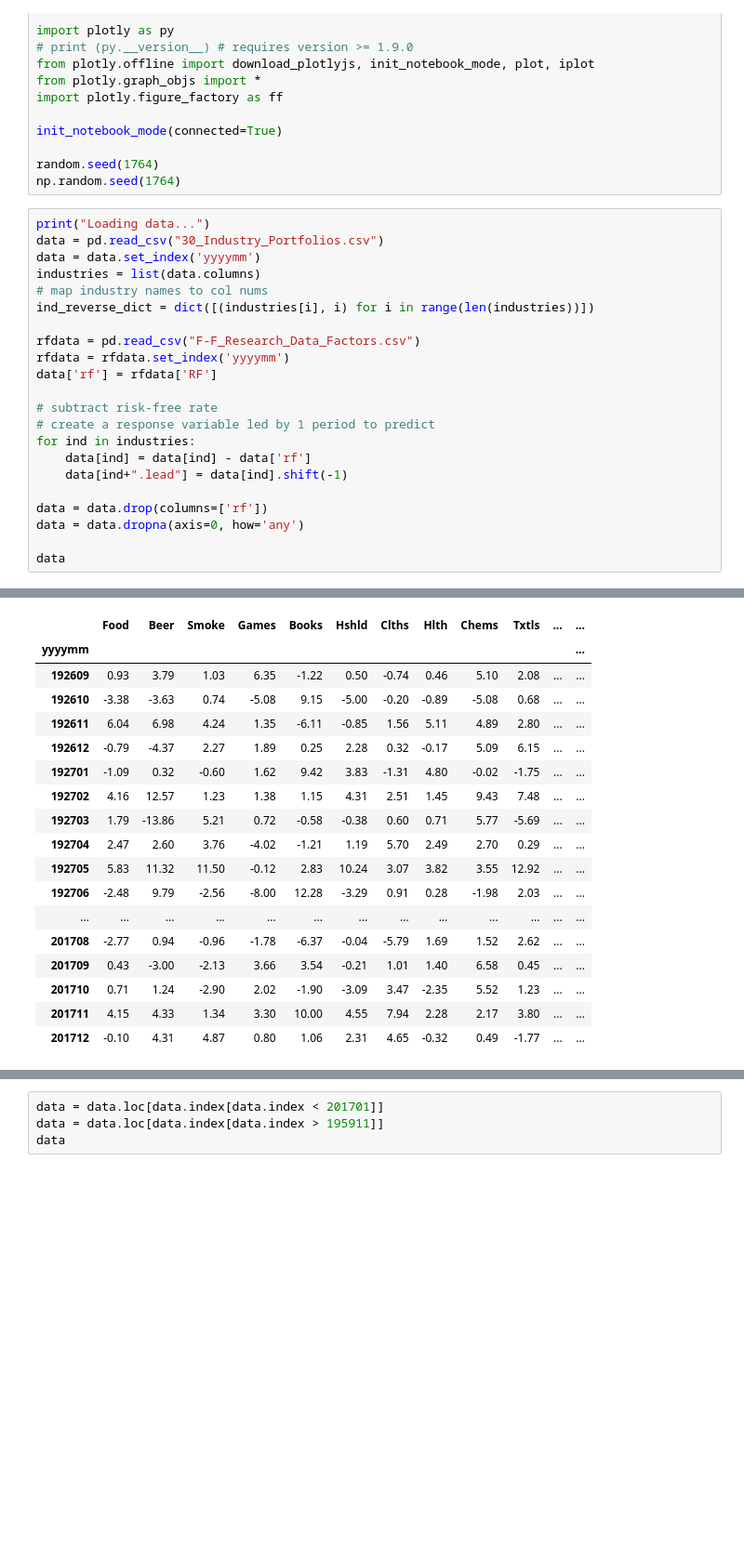
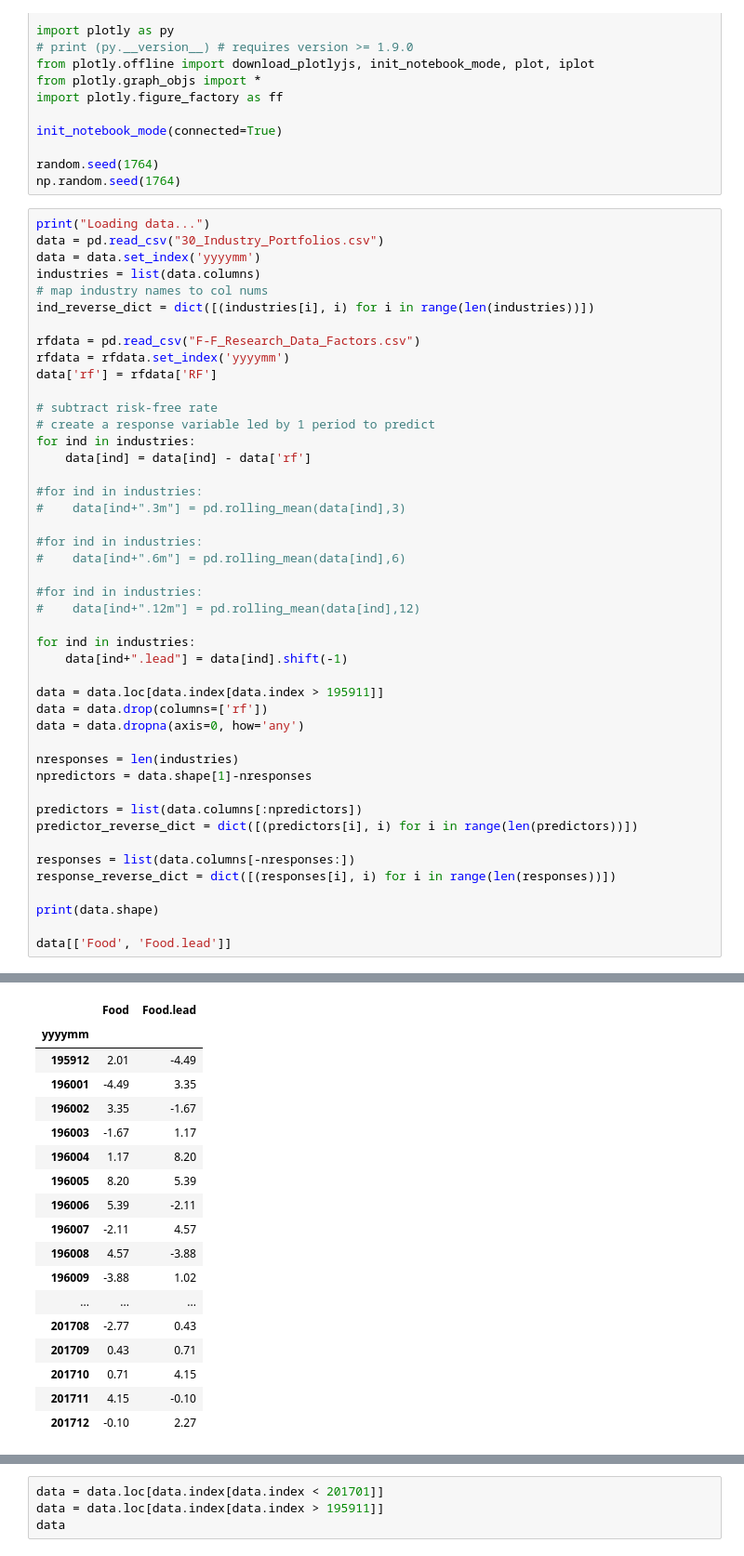
Before and after one commit to druce/Machine-learning-for-financial-market-prediction, a Jupyter notebook: Replicate Paper by Rapach, Strauss, Tu, Zhou.ipynb, the cells around one changed output, grey strips where cells are left out. Shown: that part at 93% size. Saved outputs shown, nothing was run; the diff lists cells and outputs as text; blank space fills up the shorter version.

```diff
--- a/Replicate Paper by Rapach, Strauss, Tu, Zhou.ipynb
+++ b/Replicate Paper by Rapach, Strauss, Tu, Zhou.ipynb
@@ -68,11 +68,34 @@ data['rf'] = rfdata['RF']
 # create a response variable led by 1 period to predict
 for ind in industries:
     data[ind] = data[ind] - data['rf']
+
+#for ind in industries:
+#    data[ind+".3m"] = pd.rolling_mean(data[ind],3)
+
+#for ind in industries:
+#    data[ind+".6m"] = pd.rolling_mean(data[ind],6)
+
+#for ind in industries:
+#    data[ind+".12m"] = pd.rolling_mean(data[ind],12)
+
+for ind in industries:
     data[ind+".lead"] = data[ind].shift(-1)
 
+data = data.loc[data.index[data.index > 195911]]
 data = data.drop(columns=['rf'])
 data = data.dropna(axis=0, how='any')
 
-data
+nresponses = len(industries)
+npredictors = data.shape[1]-nresponses
+
+predictors = list(data.columns[:npredictors])
+predictor_reverse_dict = dict([(predictors[i], i) for i in range(len(predictors))])
+
+responses = list(data.columns[-nresponses:])
+response_reverse_dict = dict([(responses[i], i) for i in range(len(responses))])
+
+print(data.shape)
+
+data[['Food', 'Food.lead']]
 # %% [output]
 Loading data...
@@ -79,18 +103,18 @@ Loading data...
-|  | Food | Beer | Smoke | Games | Books | Hshld | Clths | Hlth | Chems | Txtls | ... | ... |
-| yyyymm |  |  |  |  |  |  |  |  |  |  |  | ... |
-| 192609 | 0.93 | 3.79 | 1.03 | 6.35 | -1.22 | 0.50 | -0.74 | 0.46 | 5.10 | 2.08 | ... | ... |
-| 192610 | -3.38 | -3.63 | 0.74 | -5.08 | 9.15 | -5.00 | -0.20 | -0.89 | -5.08 | 0.68 | ... | ... |
-| 192611 | 6.04 | 6.98 | 4.24 | 1.35 | -6.11 | -0.85 | 1.56 | 5.11 | 4.89 | 2.80 | ... | ... |
-| 192612 | -0.79 | -4.37 | 2.27 | 1.89 | 0.25 | 2.28 | 0.32 | -0.17 | 5.09 | 6.15 | ... | ... |
-| 192701 | -1.09 | 0.32 | -0.60 | 1.62 | 9.42 | 3.83 | -1.31 | 4.80 | -0.02 | -1.75 | ... | ... |
-| 192702 | 4.16 | 12.57 | 1.23 | 1.38 | 1.15 | 4.31 | 2.51 | 1.45 | 9.43 | 7.48 | ... | ... |
-| 192703 | 1.79 | -13.86 | 5.21 | 0.72 | -0.58 | -0.38 | 0.60 | 0.71 | 5.77 | -5.69 | ... | ... |
-| 192704 | 2.47 | 2.60 | 3.76 | -4.02 | -1.21 | 1.19 | 5.70 | 2.49 | 2.70 | 0.29 | ... | ... |
-| 192705 | 5.83 | 11.32 | 11.50 | -0.12 | 2.83 | 10.24 | 3.07 | 3.82 | 3.55 | 12.92 | ... | ... |
-| 192706 | -2.48 | 9.79 | -2.56 | -8.00 | 12.28 | -3.29 | 0.91 | 0.28 | -1.98 | 2.03 | ... | ... |
-| ... | ... | ... | ... | ... | ... | ... | ... | ... | ... | ... | ... | ... |
-| 201708 | -2.77 | 0.94 | -0.96 | -1.78 | -6.37 | -0.04 | -5.79 | 1.69 | 1.52 | 2.62 | ... | ... |
-| 201709 | 0.43 | -3.00 | -2.13 | 3.66 | 3.54 | -0.21 | 1.01 | 1.40 | 6.58 | 0.45 | ... | ... |
-| 201710 | 0.71 | 1.24 | -2.90 | 2.02 | -1.90 | -3.09 | 3.47 | -2.35 | 5.52 | 1.23 | ... | ... |
-| 201711 | 4.15 | 4.33 | 1.34 | 3.30 | 10.00 | 4.55 | 7.94 | 2.28 | 2.17 | 3.80 | ... | ... |
-| 201712 | -0.10 | 4.31 | 4.87 | 0.80 | 1.06 | 2.31 | 4.65 | -0.32 | 0.49 | -1.77 | ... | ... |
+|  | Food | Food.lead |
+| yyyymm |  |  |
+| 195912 | 2.01 | -4.49 |
+| 196001 | -4.49 | 3.35 |
+| 196002 | 3.35 | -1.67 |
+| 196003 | -1.67 | 1.17 |
+| 196004 | 1.17 | 8.20 |
+| 196005 | 8.20 | 5.39 |
+| 196006 | 5.39 | -2.11 |
+| 196007 | -2.11 | 4.57 |
+| 196008 | 4.57 | -3.88 |
+| 196009 | -3.88 | 1.02 |
+| ... | ... | ... |
+| 201708 | -2.77 | 0.43 |
+| 201709 | 0.43 | 0.71 |
+| 201710 | 0.71 | 4.15 |
+| 201711 | 4.15 | -0.10 |
+| 201712 | -0.10 | 2.27 |
```
Also changed, not shown: parts of 13 cells of this notebook, 1 other file.
